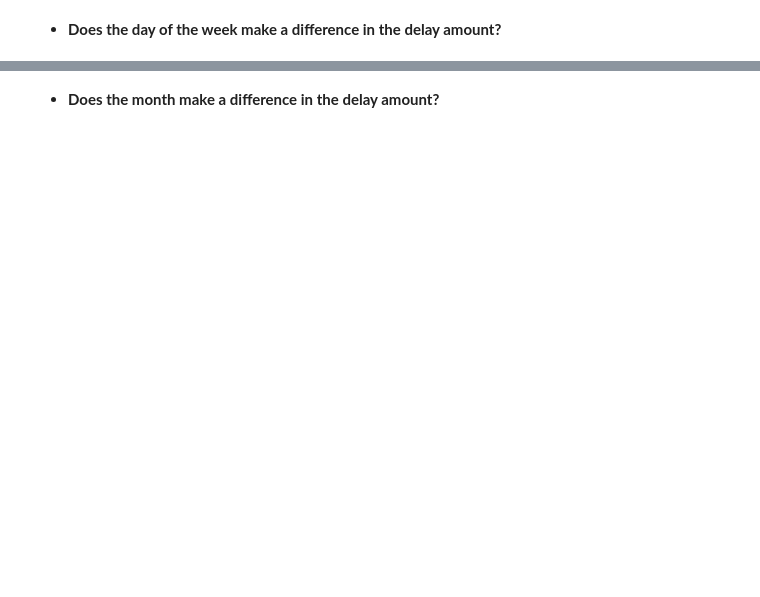
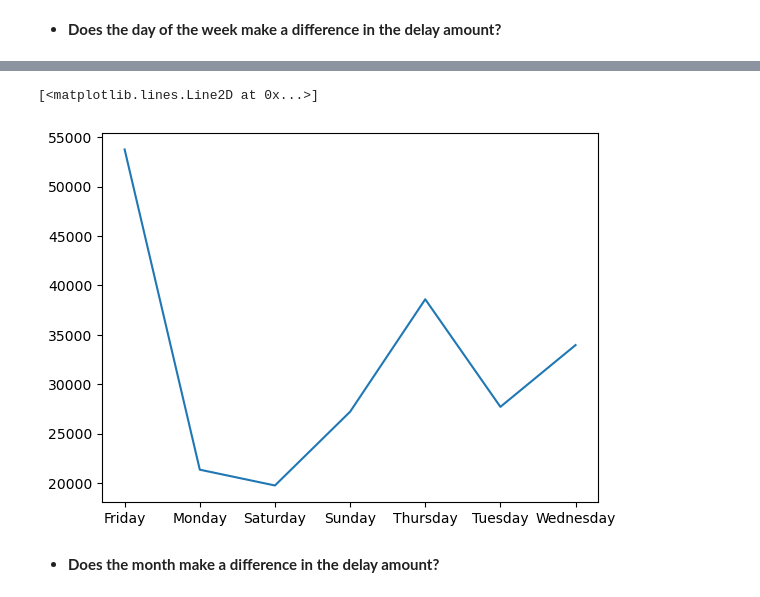
Before and after one commit to Marc-Aradillas/time-series-exercises, a Jupyter notebook: working_with_time_series_exercises.ipynb, the cells around one changed output, grey strips where cells are left out. Cells and saved outputs as stored; diff of their text form; code cells hidden in the pictures; blank space fills up the shorter version.

```diff
--- a/working_with_time_series_exercises.ipynb
+++ b/working_with_time_series_exercises.ipynb
@@ -608,5 +611,14 @@ df3.head()
 | 4 | 2001-03-30 21:45:00 | -2 | 229 | STL | IND |
 # %% [markdown]
 * **Convert any negative delays to 0.**
+# %%
+def prep_fl(col):
+    df = data.flights_20k()
+    df[col] = df[col].where(df[col] >= 0, 0)
+    df = df.set_index('date')
+    df = df.sort_values(by='date')
+
+    return df
 # %%
-df3['delay'] = df3['delay'].where(df3['delay'] >= 0, 0)
+df3 = prep_fl('delay')
+df3.delay.value_counts()
@@ -626,2 +644,5 @@ df3.
 # %% [markdown]
 * **Does the day of the week make a difference in the delay amount?**
+# %%
+df3['day_of_week'] = df3.index.day_name()
+df3.head()
@@ -627,0 +657,3 @@ df3.
+# %%
+df3_grouped = df3.groupby('day_of_week').sum()
+df3_grouped
@@ -628,2 +670,7 @@ df3.
+# %%
+plt.plot(df3_grouped.delay)
+# %% [output]
+[<matplotlib.lines.Line2D at 0x...>]
+[figure, added]
 # %% [markdown]
 * **Does the month make a difference in the delay amount?**
```
Also changed, not shown: parts of 10 cells of this notebook, 1 other file.
